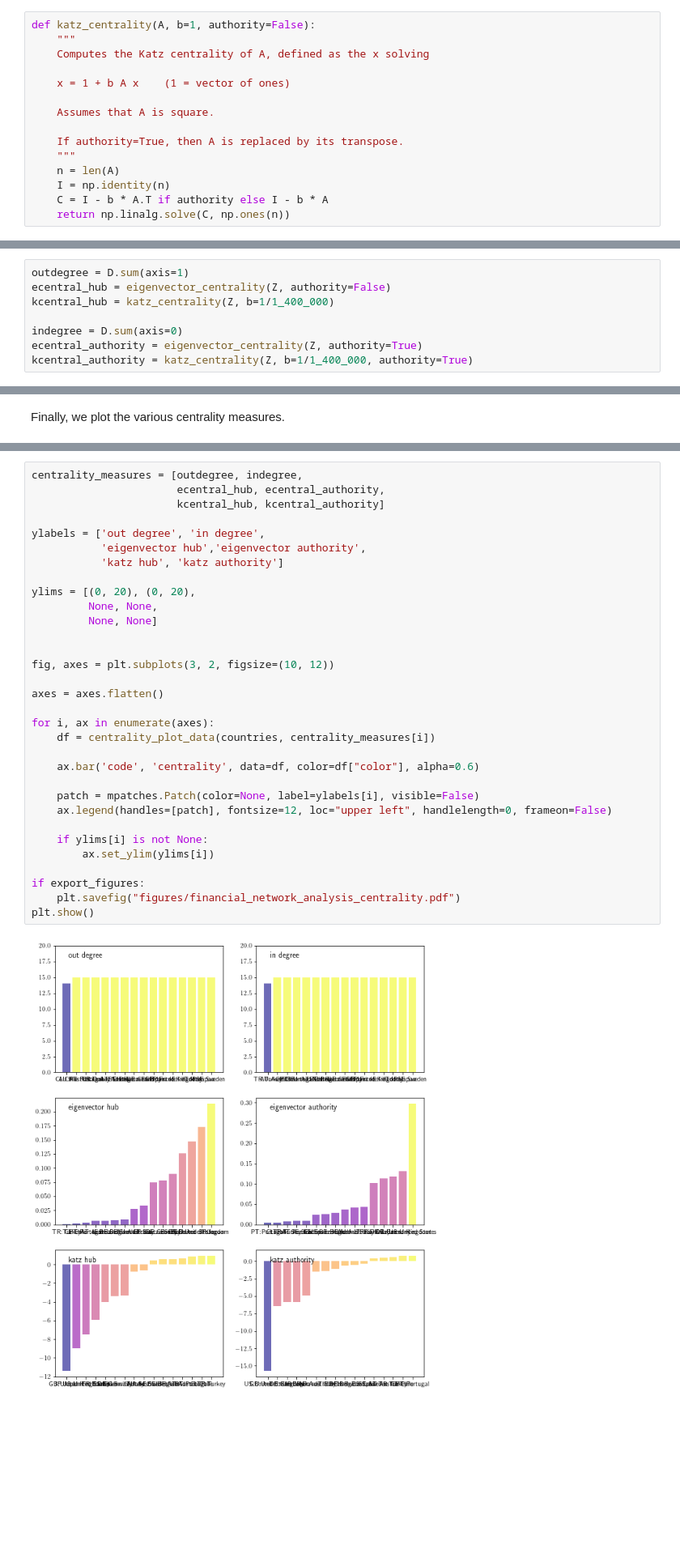
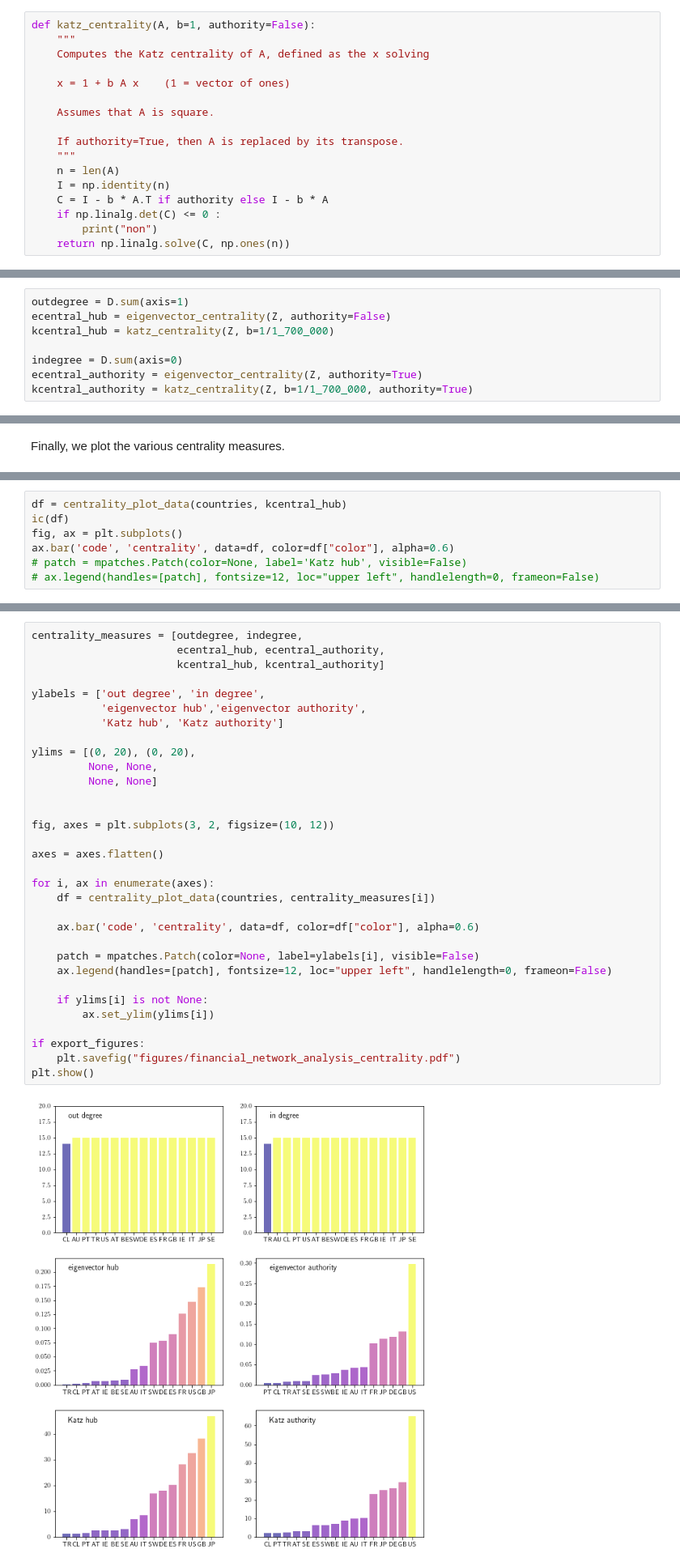
Before and after one commit to QuantEcon/book-networks-public, a Jupyter notebook: code_book/ch_intro.ipynb, the cells around one changed output, grey strips where cells are left out. Shown at 81% size. Saved outputs shown, nothing was run; the diff lists cells and outputs as text; blank space fills up the shorter version.

```diff
--- a/code_book/ch_intro.ipynb
+++ b/code_book/ch_intro.ipynb
@@ -522,6 +520,8 @@ def katz_centrality(A, b=1, authority=False):
     n = len(A)
     I = np.identity(n)
     C = I - b * A.T if authority else I - b * A
+    if np.linalg.det(C) <= 0 :
+        print("non")
     return np.linalg.solve(C, np.ones(n))
 # %% [markdown]
 Now we generate an unweighted version of our matrix to help calculate in-degree and out-degree.
@@ -532,11 +532,11 @@ We now use the above to calculate the six centrality measures.
 # %%
 outdegree = D.sum(axis=1)
 ecentral_hub = eigenvector_centrality(Z, authority=False)
-kcentral_hub = katz_centrality(Z, b=1/1_400_000)
+kcentral_hub = katz_centrality(Z, b=1/1_700_000)
 
 indegree = D.sum(axis=0)
 ecentral_authority = eigenvector_centrality(Z, authority=True)
-kcentral_authority = katz_centrality(Z, b=1/1_400_000, authority=True)
+kcentral_authority = katz_centrality(Z, b=1/1_700_000, authority=True)
 # %% [markdown]
 Here we provide a helper function that returns a DataFrame for each measure.
 The DataFrame is ordered by that measure and contains color information.
@@ -551,0 +554,7 @@ Finally, we plot the various centrality measures.
+# %%
+df = centrality_plot_data(countries, kcentral_hub)
+ic(df)
+fig, ax = plt.subplots()
+ax.bar('code', 'centrality', data=df, color=df["color"], alpha=0.6)
+# patch = mpatches.Patch(color=None, label='Katz hub', visible=False)
+# ax.legend(handles=[patch], fontsize=12, loc="upper left", handlelength=0, frameon=False)
@@ -554,35 +583,35 @@ centrality_measures = [outdegree, indegree,
                        ecentral_hub, ecentral_authority,
                        kcentral_hub, kcentral_authority]
 
 ylabels = ['out degree', 'in degree',
            'eigenvector hub','eigenvector authority',
-           'katz hub', 'katz authority']
+           'Katz hub', 'Katz authority']
 
 ylims = [(0, 20), (0, 20),
          None, None,
          None, None]
 
 
 fig, axes = plt.subplots(3, 2, figsize=(10, 12))
 
 axes = axes.flatten()
 
 for i, ax in enumerate(axes):
     df = centrality_plot_data(countries, centrality_measures[i])
 
     ax.bar('code', 'centrality', data=df, color=df["color"], alpha=0.6)
 
     patch = mpatches.Patch(color=None, label=ylabels[i], visible=False)
     ax.legend(handles=[patch], fontsize=12, loc="upper left", handlelength=0, frameon=False)
 
     if ylims[i] is not None:
         ax.set_ylim(ylims[i])
 
 if export_figures:
     plt.savefig("figures/financial_network_analysis_centrality.pdf")
 plt.show()
 # %% [output]
-[figure, old version]
+[figure, new version]
 # %% [markdown]
 ### Computing in and out degree distributions
 
```
Also changed, not shown: parts of 6 cells of this notebook, 3 other files.
